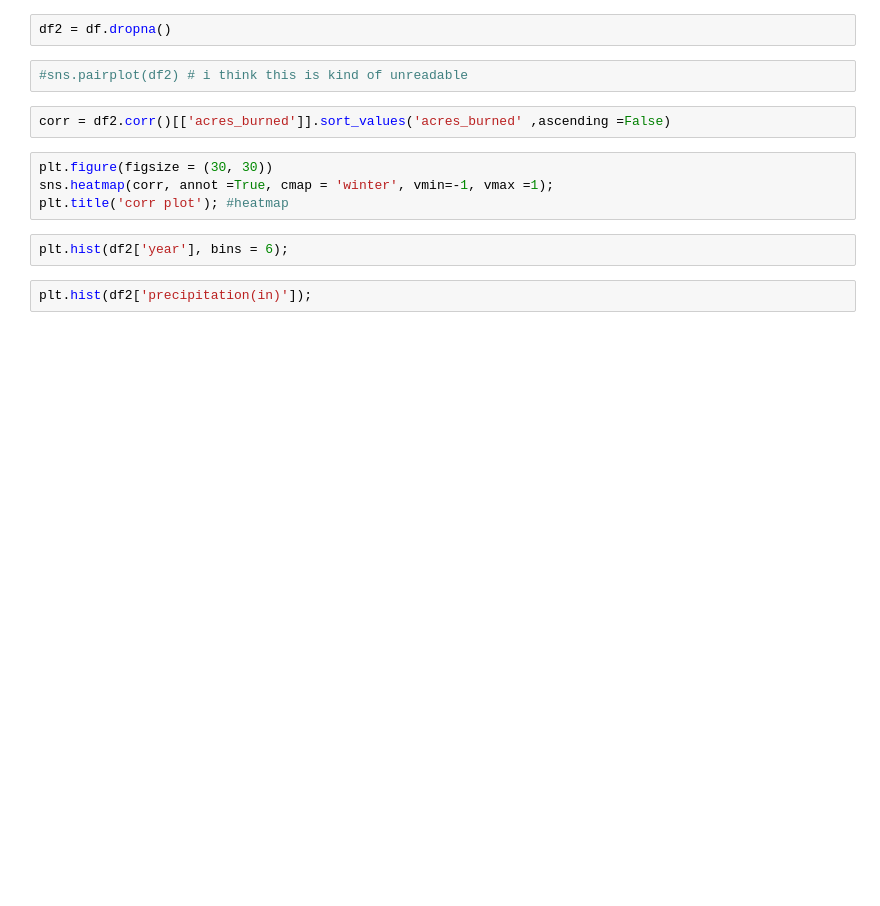
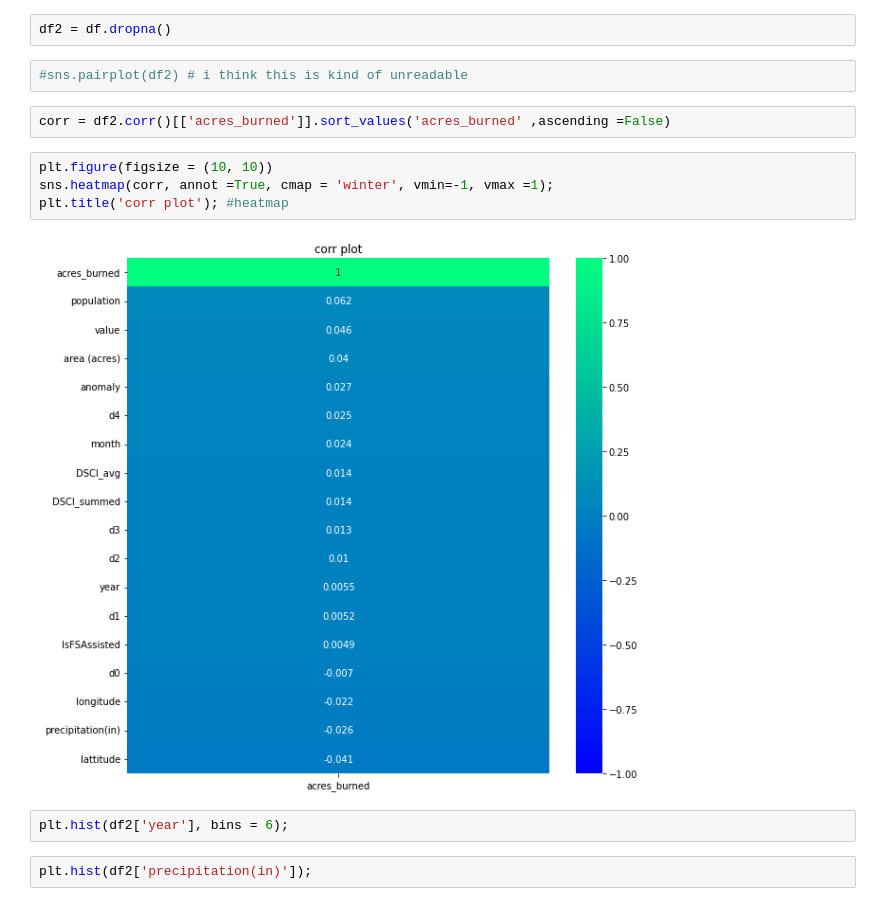
Before and after one commit to HOWBZR/Fire_Repo, a Jupyter notebook: eda.ipynb, the cells around one changed output. Saved outputs shown, nothing was run; the diff lists cells and outputs as text; blank space fills up the shorter version.

```diff
--- a/eda.ipynb
+++ b/eda.ipynb
@@ -40,9 +40,11 @@ df2 = df.dropna()
 # %%
 corr = df2.corr()[['acres_burned']].sort_values('acres_burned' ,ascending =False)
 # %%
-plt.figure(figsize = (30, 30))
+plt.figure(figsize = (10, 10))
 sns.heatmap(corr, annot =True, cmap = 'winter', vmin=-1, vmax =1);
 plt.title('corr plot'); #heatmap
+# %% [output]
+[figure, added]
 # %%
 plt.hist(df2['year'], bins = 6);
 # %%
```
Also changed, not shown: parts of 8 cells of this notebook, 2 other files.
